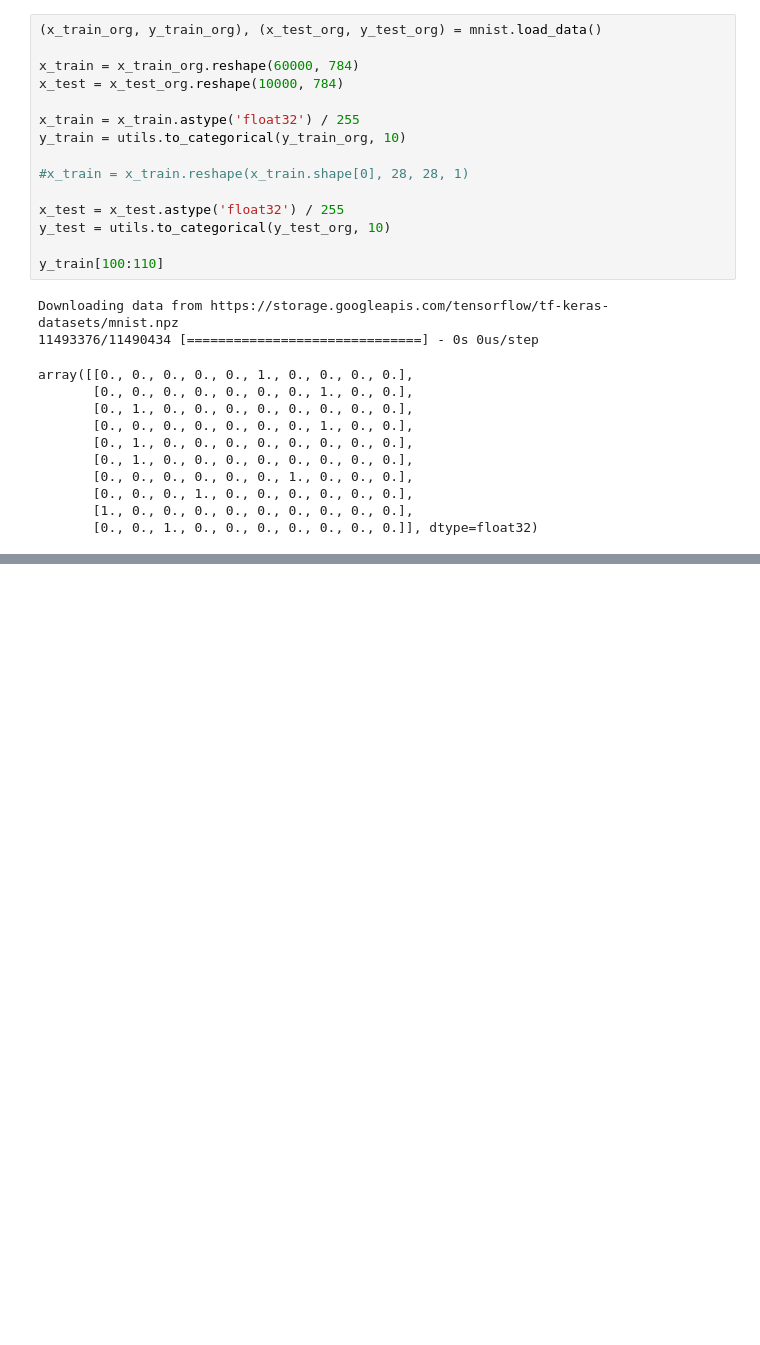
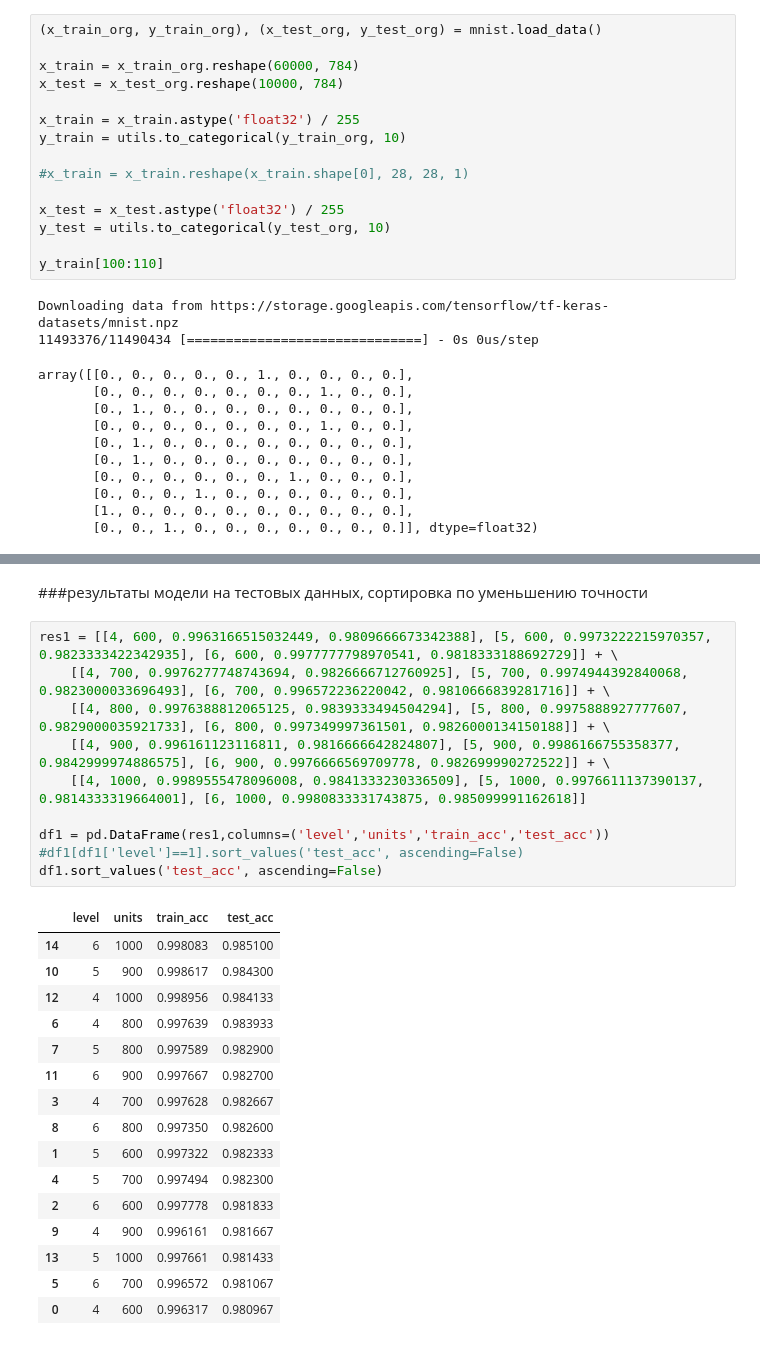
Before and after one commit to brs1977/neural-university, a Jupyter notebook: HW/01_mnist_gpu.ipynb, the cells around one changed output, grey strips where cells are left out. Cells and saved outputs as stored; diff of their text form; blank space fills up the shorter version.

```diff
--- a/HW/01_mnist_gpu.ipynb
+++ b/HW/01_mnist_gpu.ipynb
@@ -475,0 +360,29 @@ accuracy_score(np.argmax(y_test,axis=1), np.argmax(predictions,axis=1))
+# %% [markdown]
+###результаты модели на тестовых данных, сортировка по уменьшению точности
+# %%
+res1 = [[4, 600, 0.9963166515032449, 0.9809666673342388], [5, 600, 0.9973222215970357, 0.9823333422342935], [6, 600, 0.9977777798970541, 0.9818333188692729]] + \
+    [[4, 700, 0.9976277748743694, 0.9826666712760925], [5, 700, 0.9974944392840068, 0.9823000033696493], [6, 700, 0.996572236220042, 0.9810666839281716]] + \
+    [[4, 800, 0.9976388812065125, 0.9839333494504294], [5, 800, 0.9975888927777607, 0.9829000035921733], [6, 800, 0.997349997361501, 0.9826000134150188]] + \
+    [[4, 900, 0.996161123116811, 0.9816666642824807], [5, 900, 0.9986166755358377, 0.9842999974886575], [6, 900, 0.9976666569709778, 0.982699990272522]] + \
+    [[4, 1000, 0.9989555478096008, 0.9841333230336509], [5, 1000, 0.9976611137390137, 0.9814333319664001], [6, 1000, 0.9980833331743875, 0.985099991162618]]
+
+df1 = pd.DataFrame(res1,columns=('level','units','train_acc','test_acc'))
+#df1[df1['level']==1].sort_values('test_acc', ascending=False)
+df1.sort_values('test_acc', ascending=False)
+# %% [output]
+|  | level | units | train_acc | test_acc |
+| 14 | 6 | 1000 | 0.998083 | 0.985100 |
+| 10 | 5 | 900 | 0.998617 | 0.984300 |
+| 12 | 4 | 1000 | 0.998956 | 0.984133 |
+| 6 | 4 | 800 | 0.997639 | 0.983933 |
+| 7 | 5 | 800 | 0.997589 | 0.982900 |
+| 11 | 6 | 900 | 0.997667 | 0.982700 |
+| 3 | 4 | 700 | 0.997628 | 0.982667 |
+| 8 | 6 | 800 | 0.997350 | 0.982600 |
+| 1 | 5 | 600 | 0.997322 | 0.982333 |
+| 4 | 5 | 700 | 0.997494 | 0.982300 |
+| 2 | 6 | 600 | 0.997778 | 0.981833 |
+| 9 | 4 | 900 | 0.996161 | 0.981667 |
+| 13 | 5 | 1000 | 0.997661 | 0.981433 |
+| 5 | 6 | 700 | 0.996572 | 0.981067 |
+| 0 | 4 | 600 | 0.996317 | 0.980967 |
```
Also changed, not shown: parts of 39 cells of this notebook.
